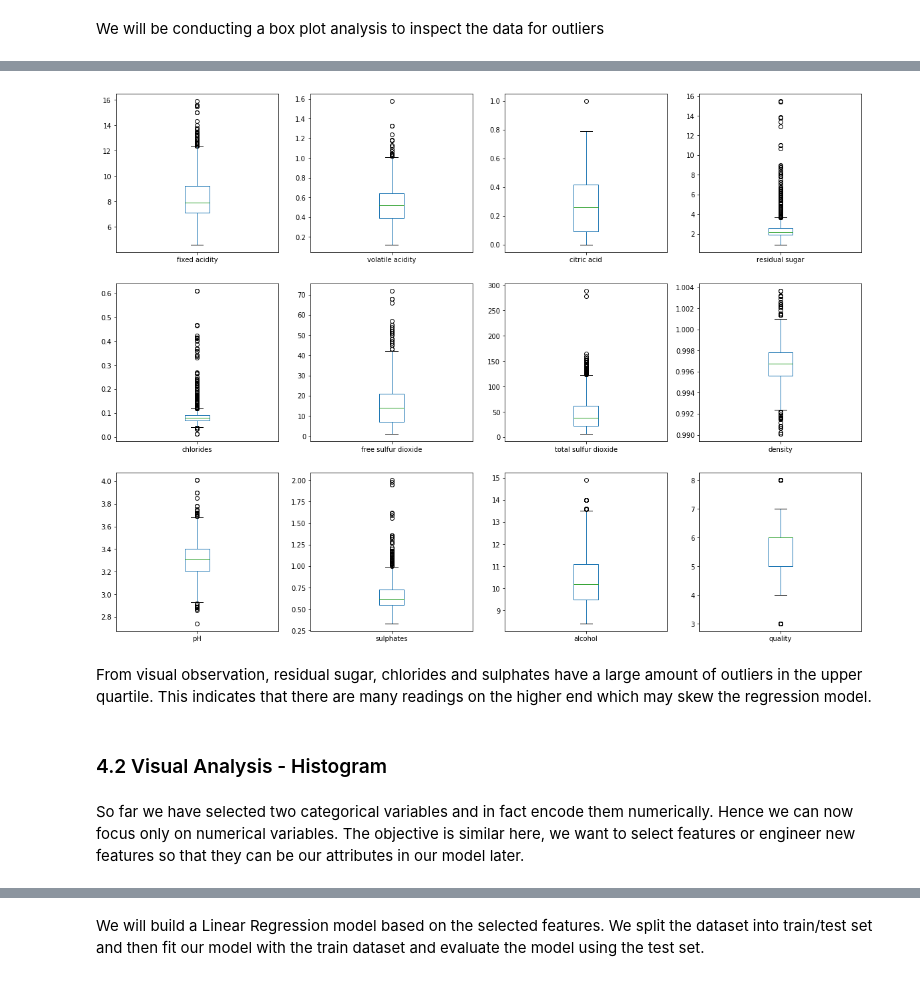
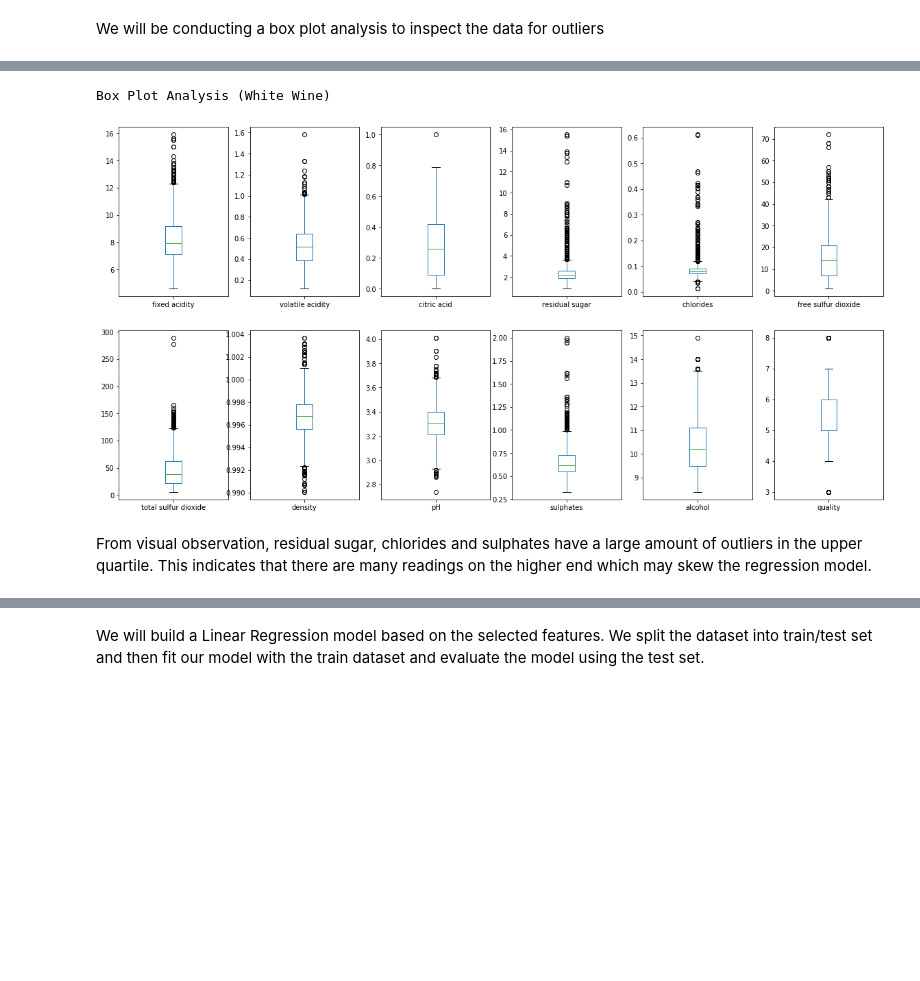
Before and after one commit to john-97/wine-quality-jupyter, a Jupyter notebook: cs105proj.ipynb, the cells around one changed output, grey strips where cells are left out. Saved outputs shown, nothing was run; the diff lists cells and outputs as text; code cells hidden in the pictures; blank space fills up the shorter version.

```diff
--- a/cs105proj.ipynb
+++ b/cs105proj.ipynb
@@ -121,11 +134,9 @@ plt.show()
 # %%
-data_red[numerical_features_w].plot(kind='box',  subplots=True, layout=(4, 4), figsize=(20, 20))
+data_red[numerical_features_w].plot(kind='box',  subplots=True, layout=(2, 6), figsize=(20, 10))
+print("Box Plot Analysis (White Wine)")
 plt.show()
 # %% [output]
+Box Plot Analysis (White Wine)
-[figure, old version]
+[figure, new version]
 # %% [markdown]
 From visual observation, residual sugar, chlorides and sulphates have a large amount of outliers in the upper quartile. This indicates that there are many readings on the higher end which may skew the regression model.
-# %% [markdown]
-### 4.2 Visual Analysis - Histogram
-# %% [markdown]
-So far we have selected two categorical variables and in fact encode them numerically.  Hence we can now focus only on numerical variables. The objective is similar here, we want to select features or engineer new features so that they can be our attributes in our model later.
```
Also changed, not shown: parts of 71 cells of this notebook, 3 other files.
